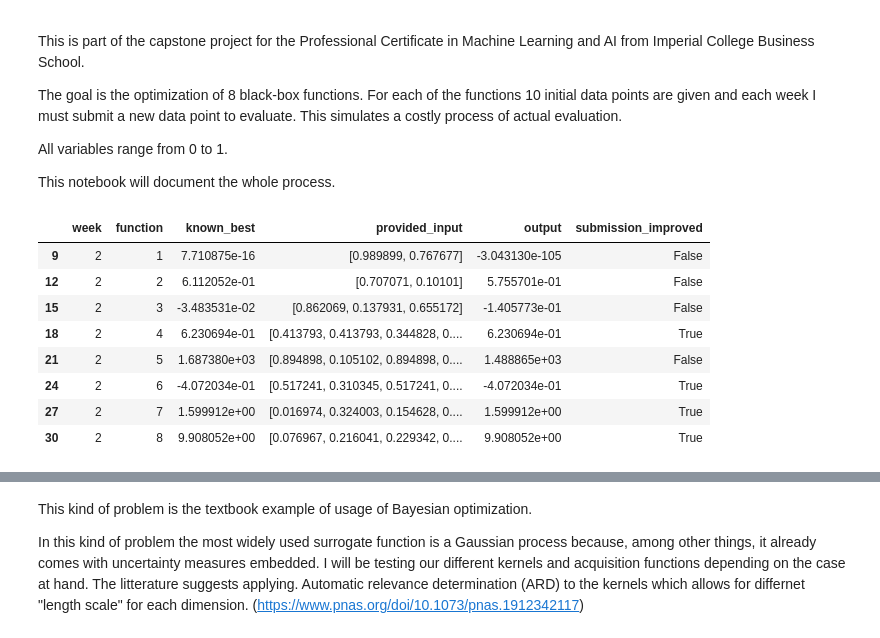
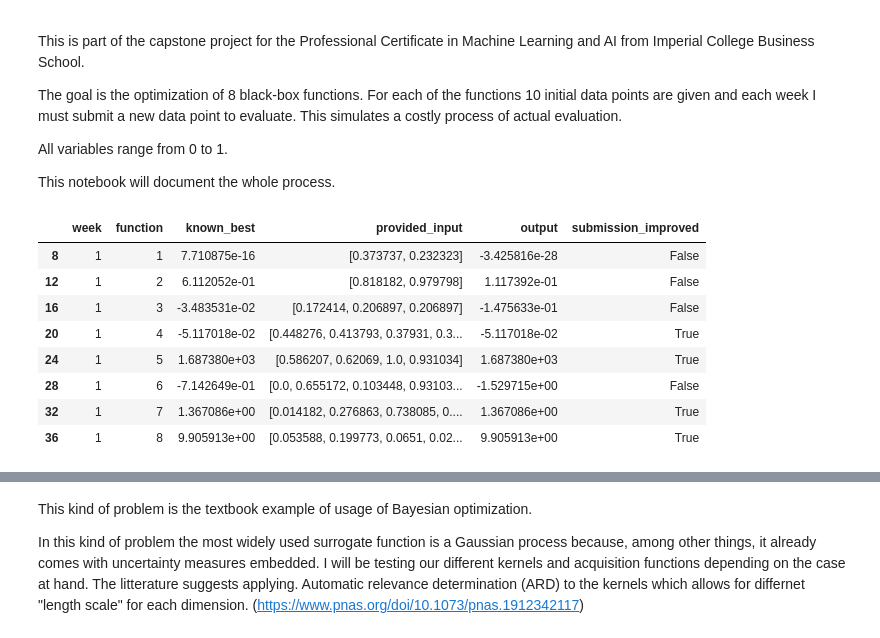
Before and after one commit to emarb/imperial-ml-capstone, a Jupyter notebook: bboptimization.ipynb, the cells around one changed output, grey strips where cells are left out. Saved outputs shown, nothing was run; the diff lists cells and outputs as text; code cells hidden in the pictures.

```diff
--- a/bboptimization.ipynb
+++ b/bboptimization.ipynb
@@ -20,6 +20,7 @@ import matplotlib.pyplot as plt
 from sklearn.preprocessing import StandardScaler
 from sklearn.gaussian_process import GaussianProcessRegressor
 from sklearn.gaussian_process.kernels import RBF, WhiteKernel, ConstantKernel as C, Matern
+from sklearn.decomposition import PCA
 from sklearn.ensemble import ExtraTreesRegressor
 from scipy.optimize import minimize
 from scipy.spatial.distance import cdist
@@ -44,8 +45,8 @@ for X in range(1, 9):
 
 # Load results dataframe with each weeks inputs and outputs
 #for X in range(1,3):
-inputs_path = f"submissions/w3_inputs.txt"
-outputs_path = f"submissions/w3_outputs.txt"
+inputs_path = f"submissions/w4_inputs.txt"
+outputs_path = f"submissions/w4_outputs.txt"
 
 #Inputs
 with open(inputs_path, 'r') as file:
@@ -100,14 +101,14 @@ with open(outputs_path, 'r') as file:
 # %%
 results_df.sort_values(by=['function', 'week'])
 
-results_df[results_df['week'] == 2]
+results_df[results_df['week'] == 1]
 # %% [output]
 |  | week | function | known_best | provided_input | output | submission_improved |
-| 9 | 2 | 1 | 7.710875e-16 | [0.989899, 0.767677] | -3.043130e-105 | False |
-| 12 | 2 | 2 | 6.112052e-01 | [0.707071, 0.10101] | 5.755701e-01 | False |
-| 15 | 2 | 3 | -3.483531e-02 | [0.862069, 0.137931, 0.655172] | -1.405773e-01 | False |
-| 18 | 2 | 4 | 6.230694e-01 | [0.413793, 0.413793, 0.344828, 0.... | 6.230694e-01 | True |
-| 21 | 2 | 5 | 1.687380e+03 | [0.894898, 0.105102, 0.894898, 0.... | 1.488865e+03 | False |
-| 24 | 2 | 6 | -4.072034e-01 | [0.517241, 0.310345, 0.517241, 0.... | -4.072034e-01 | True |
-| 27 | 2 | 7 | 1.599912e+00 | [0.016974, 0.324003, 0.154628, 0.... | 1.599912e+00 | True |
-| 30 | 2 | 8 | 9.908052e+00 | [0.076967, 0.216041, 0.229342, 0.... | 9.908052e+00 | True |
+| 8 | 1 | 1 | 7.710875e-16 | [0.373737, 0.232323] | -3.425816e-28 | False |
+| 12 | 1 | 2 | 6.112052e-01 | [0.818182, 0.979798] | 1.117392e-01 | False |
+| 16 | 1 | 3 | -3.483531e-02 | [0.172414, 0.206897, 0.206897] | -1.475633e-01 | False |
+| 20 | 1 | 4 | -5.117018e-02 | [0.448276, 0.413793, 0.37931, 0.3... | -5.117018e-02 | True |
+| 24 | 1 | 5 | 1.687380e+03 | [0.586207, 0.62069, 1.0, 0.931034] | 1.687380e+03 | True |
+| 28 | 1 | 6 | -7.142649e-01 | [0.0, 0.655172, 0.103448, 0.93103... | -1.529715e+00 | False |
+| 32 | 1 | 7 | 1.367086e+00 | [0.014182, 0.276863, 0.738085, 0.... | 1.367086e+00 | True |
+| 36 | 1 | 8 | 9.905913e+00 | [0.053588, 0.199773, 0.0651, 0.02... | 9.905913e+00 | True |
```
Also changed, not shown: parts of 73 cells of this notebook.
